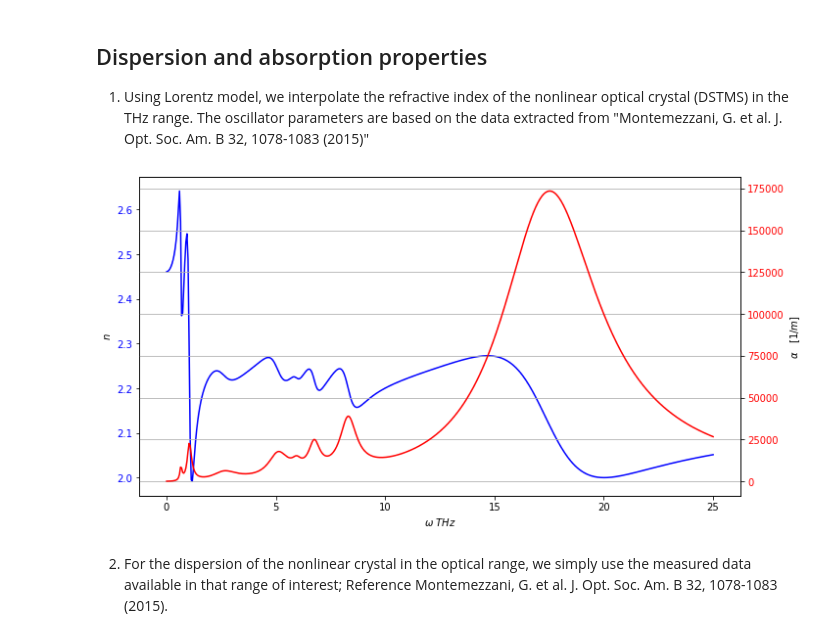
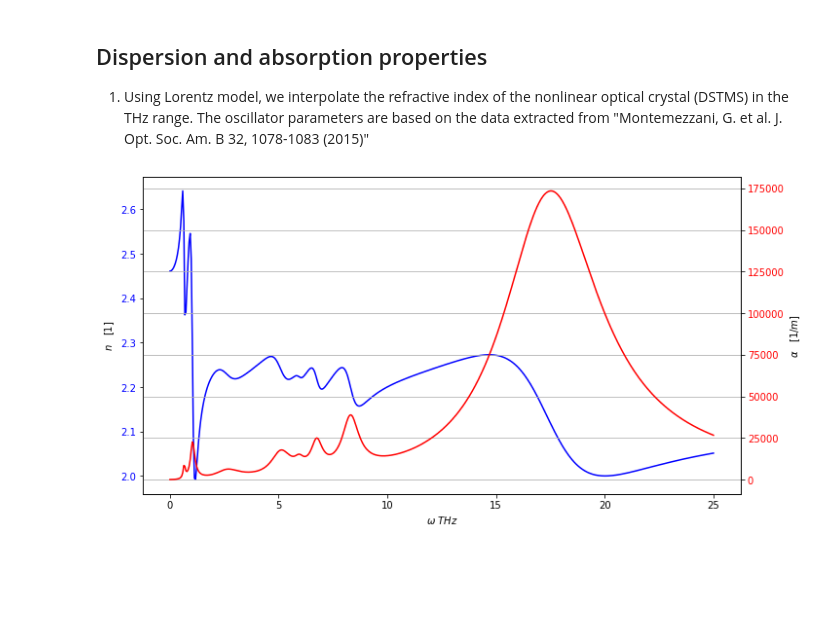
Before and after one commit to p-engel/nonlinear_optics, a Jupyter notebook: optical_rectification/notebook/analysis.ipynb, the cells around one changed output. Drawn from its saved outputs; the diff is of its cells as text; code cells hidden in the pictures; blank space fills up the shorter version.

```diff
--- a/optical_rectification/notebook/analysis.ipynb
+++ b/optical_rectification/notebook/analysis.ipynb
@@ -20,22 +19,20 @@ w0 = p[:,0]; gam0 = p[:,1]; a0 = p[:,2];
 # %%
 # Visualize refractive index in THz region
 fig, ax1 = plt.subplots(figsize=(11, 6))
 
 w = np.linspace(0.01, 25, 2**9)  # [THz]
-dispersion = definitions.Index(w, w0, gam0, a0, n_inf, k);
-n = dispersion.n()
-alpha = dispersion.alpha()
+index_thz = definitions.Index(w);
+n_thz = index_thz.n()
+alpha_thz = index_thz.alpha()
 
-ax1.plot(w, n, 'b')
+ax1.plot(w, n_thz, 'b')
 ax1.set_xlabel(r'$\omega$ $THz$')
-ax1.set_ylabel(r"$n$")
+ax1.set_ylabel(r"$n \quad [1]$")
 ax1.tick_params(axis='y',labelcolor='b')
 ax2 = ax1.twinx()  # Create a second axes object that shares the same x-axis
-ax2.plot(w, alpha, 'r')
+ax2.plot(w, alpha_thz, 'r')
 ax2.set_ylabel(r"$\alpha \quad [1/m]$")
 ax2.tick_params(axis='y',labelcolor='r')
 plt.grid(True)
 # %% [output]
-[figure, old version]
+[figure, new version]
-# %% [markdown]
-2. For the dispersion of the nonlinear crystal in the optical range, we simply use the measured data available in that range of interest; Reference Montemezzani, G. et al. J. Opt. Soc. Am. B 32, 1078-1083 (2015).
```
Also changed, not shown: parts of 4 cells of this notebook, 1 other file.
